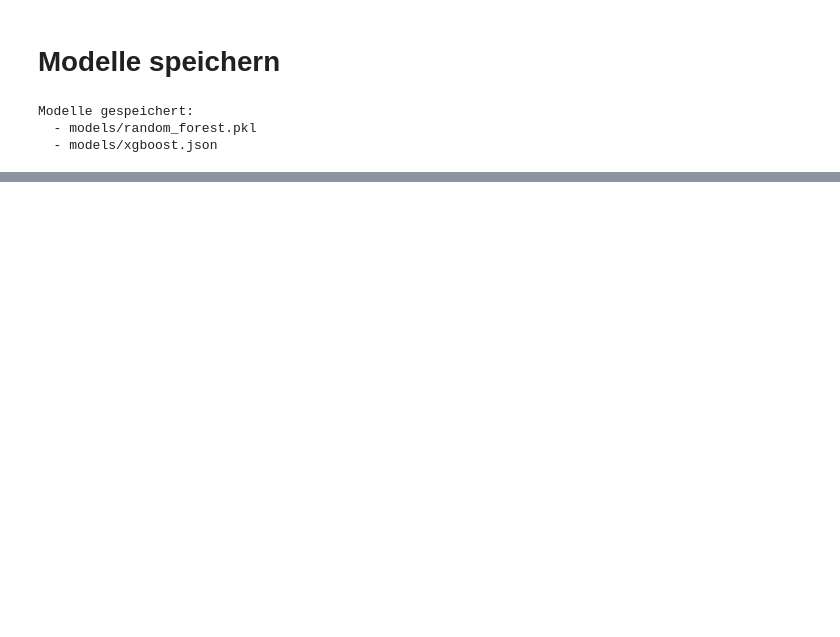
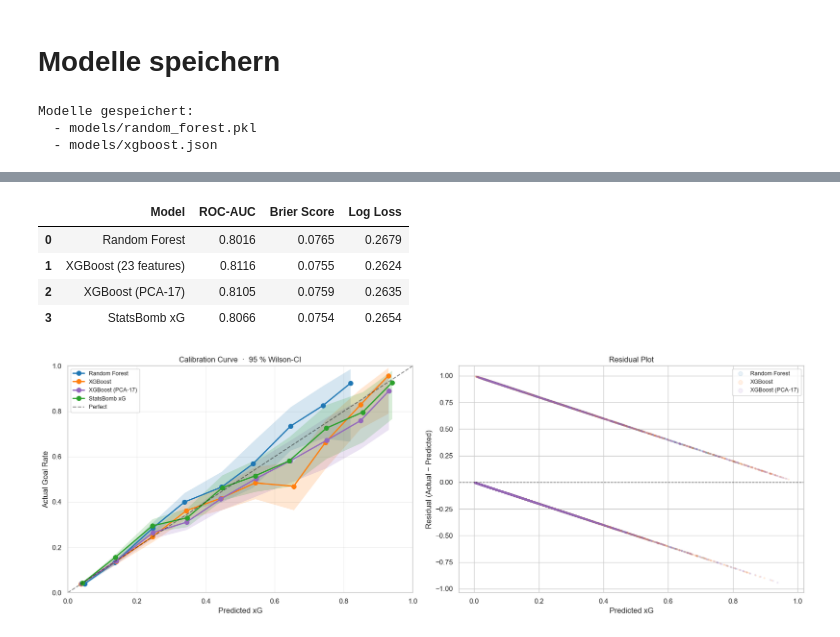
Before and after one commit to DavidBlassnig/xG-Model, a Jupyter notebook: training.ipynb, the cells around one changed output, grey strips where cells are left out. Drawn from its saved outputs; the diff is of its cells as text; code cells hidden in the pictures; blank space fills up the shorter version.

```diff
--- a/training.ipynb
+++ b/training.ipynb
@@ -153,7 +261,6 @@ rf = RandomForestClassifier(
     n_estimators=500,
     max_depth=6,
     min_samples_leaf=20,
-    class_weight="balanced",
     n_jobs=-1,
     random_state=42,
 )
@@ -309,0 +940,67 @@ Modelle gespeichert:
+# %%
+# --- Metrik-Vergleich aller vier Modelle ---
+results_pca = pd.DataFrame([
+    evaluate_model("Random Forest",                  y_test, rf_proba),
+    evaluate_model("XGBoost (23 features)",          y_test, xgb_proba),
+    evaluate_model(f"XGBoost (PCA-{N_COMPONENTS})",  y_test, xgb_pca_proba),
+    evaluate_model("StatsBomb xG",                   y_test, sb_xg),
+])
+
+display(results_pca.style.format({
+    "ROC-AUC": "{:.4f}",
+    "Brier Score": "{:.4f}",
+    "Log Loss": "{:.4f}",
+}).highlight_min(subset=["Brier Score", "Log Loss"], color="lightgreen")
+ .highlight_max(subset=["ROC-AUC"], color="lightgreen"))
+
+# --- Visueller Vergleich: Kalibrierung + Residuen ---
+fig, axes = plt.subplots(1, 2, figsize=(17, 6))
+
+# Kalibrierung mit 95% Wilson-CI für alle 4 Modelle
+ax = axes[0]
+model_specs = [
+    ("Random Forest",                  rf_proba,       "#1f77b4"),
+    ("XGBoost",                        xgb_proba,      "#ff7f0e"),
+    (f"XGBoost (PCA-{N_COMPONENTS})",  xgb_pca_proba,  "#9467bd"),
+    ("StatsBomb xG",                   sb_xg.values,   "#2ca02c"),
+]
+for name, proba, color in model_specs:
+    cal = binned_calibration(y_test.values, proba, n_bins=10)
+    ax.fill_between(cal["pred_mean"], cal["lo"], cal["hi"],
+                    color=color, alpha=0.18, linewidth=0)
+    ax.plot(cal["pred_mean"], cal["obs_rate"],
+            marker="o", color=color, label=name, lw=2, markersize=7)
+
+ax.plot([0, 1], [0, 1], "k--", label="Perfect", alpha=0.5)
+ax.set_xlabel("Predicted xG")
+ax.set_ylabel("Actual Goal Rate")
+ax.set_title("Calibration Curve  ·  95 % Wilson-CI")
+ax.legend(loc="upper left", fontsize=9)
+ax.set_xlim(0, 1); ax.set_ylim(0, 1)
+ax.grid(alpha=0.3)
+
+# Residual-Plot
+ax2 = axes[1]
+residual_specs = [
+    ("Random Forest",                  rf_proba,       "#1f77b4"),
+    ("XGBoost",                        xgb_proba,      "#ff7f0e"),
+    (f"XGBoost (PCA-{N_COMPONENTS})",  xgb_pca_proba,  "#9467bd"),
+]
+for name, proba, color in residual_specs:
+    residuals = y_test.values - proba
+    ax2.scatter(proba, residuals, alpha=0.10, s=5, c=color, label=name)
+ax2.axhline(y=0, color="k", linestyle="--", lw=1)
+ax2.set_xlabel("Predicted xG")
+ax2.set_ylabel("Residual (Actual − Predicted)")
+ax2.set_title("Residual Plot")
+ax2.legend(loc="upper right", fontsize=9, markerscale=3)
+
+plt.tight_layout()
+plt.show()
+# %% [output]
+|  | Model | ROC-AUC | Brier Score | Log Loss |
+| 0 | Random Forest | 0.8016 | 0.0765 | 0.2679 |
+| 1 | XGBoost (23 features) | 0.8116 | 0.0755 | 0.2624 |
+| 2 | XGBoost (PCA-17) | 0.8105 | 0.0759 | 0.2635 |
+| 3 | StatsBomb xG | 0.8066 | 0.0754 | 0.2654 |
+[figure, added]
```
Also changed, not shown: parts of 20 cells of this notebook, 7 other files.
